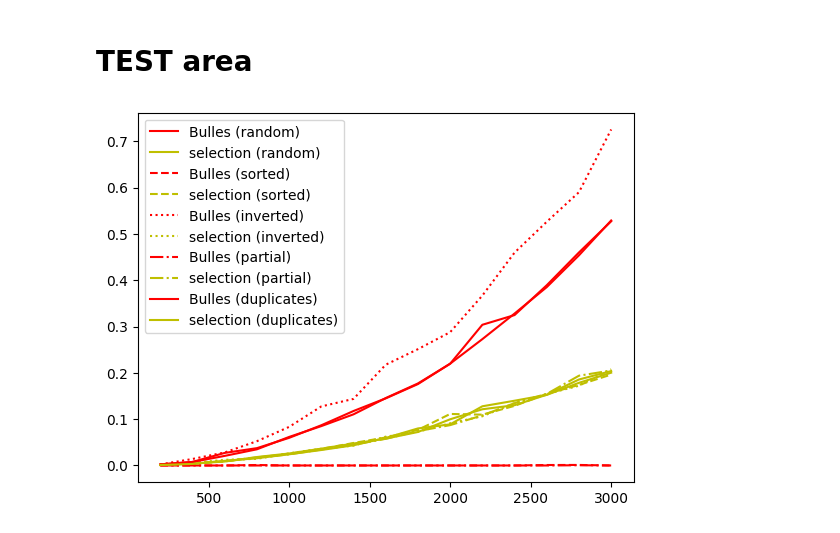
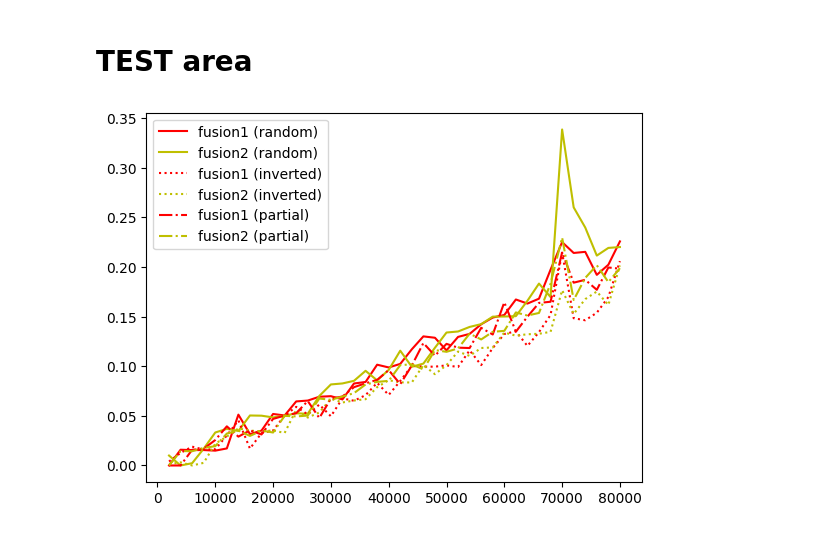
Before and after one commit to Nikoala4/IT4A, a Jupyter notebook: IT4A_Complexity_Project.ipynb, the cells around one changed output. Drawn from its saved outputs; the diff is of its cells as text; code cells hidden in the pictures.

Commit message:
create data corrigée, triconcurrence aussi

```diff
--- a/IT4A_Complexity_Project.ipynb
+++ b/IT4A_Complexity_Project.ipynb
@@ -124,15 +124,16 @@ def create_data(nlist=15, nval=200):
         dataSorted = list(range(s))
         dataInversed = list(range(s))
         dataPartiallySorted = list(range(s))
-        dataWithDuplicates = [random.choice(range(int(s/2))) for _ in range(s)]  # Listes avec beaucoup de doublons
+        dataWithDuplicates = [random.randint(0,s-1) for _ in range(s)]  # Listes avec doublons
 
         # Appliquer les transformations
         dataInversed.reverse()
         random.shuffle(dataRandom)
+        random.shuffle(dataPartiallySorted)
 
-        # Rendre la moitié du tableau partiellement triée
-        half = s // 2
-        dataPartiallySorted[half:] = sorted(dataPartiallySorted[half:])
+        # Rendre une partie du tableau partiellement triée
+        part = s // 2
+        dataPartiallySorted[part:] = sorted(dataPartiallySorted[part:])
 
         # Ajouter les listes à leurs ensembles respectifs
         listDataRandom.append(dataRandom)
@@ -212,7 +213,6 @@ La fonction **executerTri** prend en entrée :
 
 
 def executerTri(fct_tri, color, nom, nlist=15, nval=200, surplace=True):
-    copy_index = index_figure
     axis, listDataRandom, listDataSorted, listDataInvertedSorted, listDataPartiallySorted, listDataWithDuplicates = create_data(nlist, nval)
 
     # Stockage des résultats pour les nouveaux cas
@@ -257,7 +257,7 @@ def executerTri(fct_tri, color, nom, nlist=15, nval=200, surplace=True):
     plt.show()
 
 # fonction mettant en concurrence une liste de fonctions de tri, pour un type de données (tableau random, trié, inversé, partiellement trié, avec doublons)
-def executerTriConcurrence(liste_fct_tri, liste_noms, liste_couleurs=['r', 'y', 'g', 'b', 'p','v'], nlist=15, nval=200, surplace=True, liste=['random', 'sorted', 'inverted', 'partial', 'duplicates']):
+def executerTriConcurrence(liste_fct_tri, liste_noms, liste_couleurs=['r', 'y', 'g', 'b', 'm','c'], nlist=15, nval=200, surplace=True, liste=['random', 'sorted', 'inverted', 'partial', 'duplicates']):
     axis, listDataRandom, listDataSorted, listDataInvertedSorted, listDataPartiallySorted, listDataWithDuplicates = create_data(nlist, nval)
 
     # Stockage des résultats pour les nouveaux cas
@@ -265,11 +265,11 @@ def executerTriConcurrence(liste_fct_tri, liste_noms, liste_couleurs=['r', 'y',
 
     # Duplication des données pour préserver les listes originales
     dataTest = {
-        'random': copy.deepcopy(listDataRandom),
-        'sorted': copy.deepcopy(listDataSorted),
-        'inverted': copy.deepcopy(listDataInvertedSorted),
-        'partial': copy.deepcopy(listDataPartiallySorted),
-        'duplicates': copy.deepcopy(listDataWithDuplicates)
+        'random': [copy.deepcopy(listDataRandom) for _ in range(len(liste_fct_tri))],
+        'sorted': [copy.deepcopy(listDataSorted) for _ in range(len(liste_fct_tri))],
+        'inverted': [copy.deepcopy(listDataInvertedSorted) for _ in range(len(liste_fct_tri))],
+        'partial': [copy.deepcopy(listDataPartiallySorted) for _ in range(len(liste_fct_tri))],
+        'duplicates': [copy.deepcopy(listDataWithDuplicates) for _ in range(len(liste_fct_tri))]
     }
     liste_symboles = {'random':'-', 'sorted':'--','inverted':':','partial': '-.','duplicates': '-'}
 
@@ -280,9 +280,9 @@ def executerTriConcurrence(liste_fct_tri, liste_noms, liste_couleurs=['r', 'y',
             for j in range(len(liste_fct_tri)):
                 time1 = time.time()
                 if surplace:
-                    liste_fct_tri[j](dataTest[case][i])
+                    liste_fct_tri[j](dataTest[case][j][i])
                 else:
-                    dataTest[case][i] = liste_fct_tri[j](dataTest[case][i])
+                    dataTest[case][j][i] = liste_fct_tri[j](dataTest[case][j][i])
                 time2 = time.time()
                 toplot[case][j].append(time2 - time1)
 
@@ -823,6 +822,6 @@ Par conséquent, dans un monde où l'efficacité informatique est cruciale pour
 # %% [markdown]
 # TEST area
 # %%
-executerTriConcurrence([bubble_sort, selection_sort,insertion_sort], ['Bulles','selection','insertion'], ['r', 'y', 'g', 'b'], nlist=15, nval=200, surplace=True, liste=['random', 'inverted', 'partial'])
+executerTriConcurrence([merge_sort,merge_sort], ['fusion1','fusion2'], ['r', 'y', 'g', 'b'], nlist=40, nval=2000, surplace=True, liste=['random', 'inverted', 'partial'])
 # %% [output]
-[figure, old version]
+[figure, new version]
```
Also changed, not shown: parts of 5 cells of this notebook.
